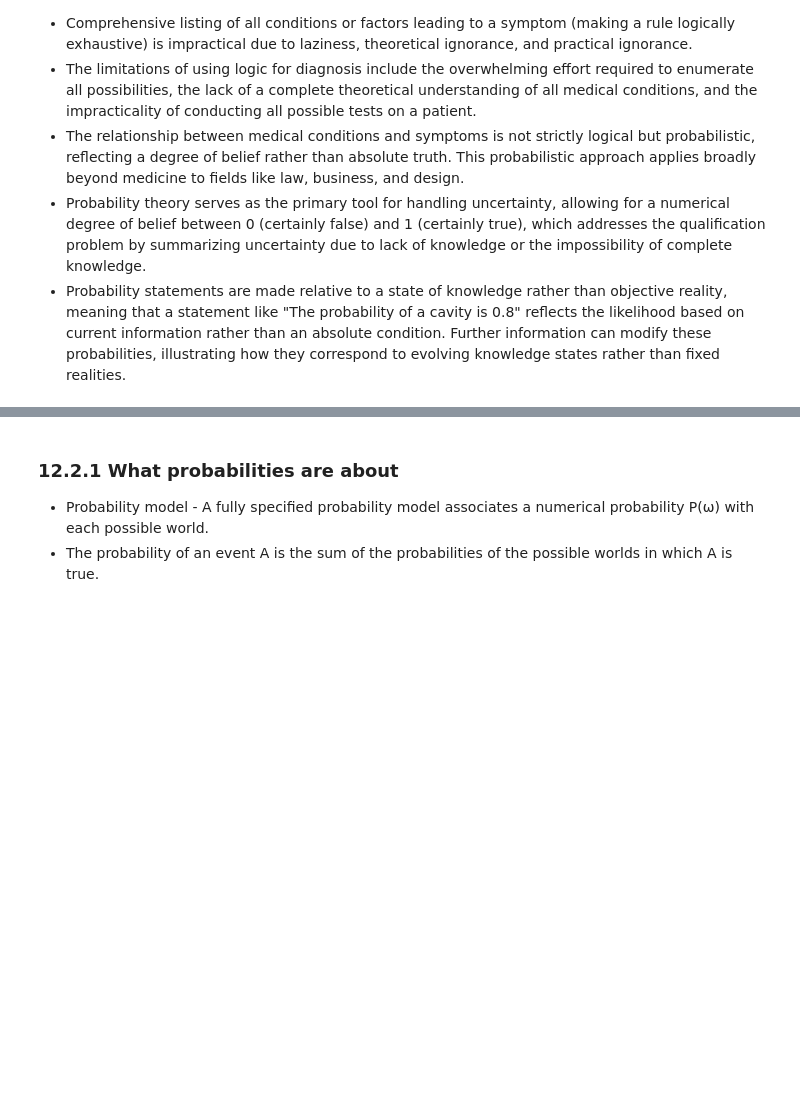
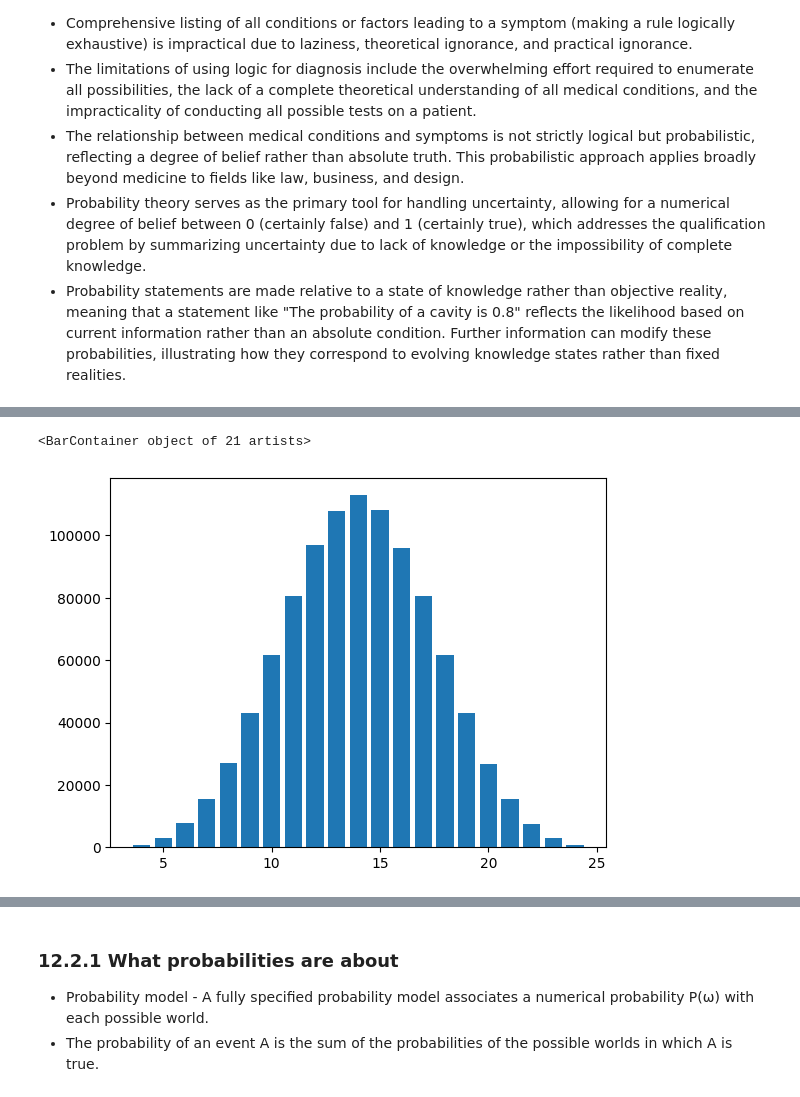
Before and after one commit to ValRCS/RBS_PBM773_Introduction_to_AI, a Jupyter notebook: notebooks/ch12_quantifying_uncertainty.ipynb, the cells around one changed output, grey strips where cells are left out. Drawn from its saved outputs; the diff is of its cells as text; code cells hidden in the pictures; blank space fills up the shorter version.

```diff
--- a/notebooks/ch12_quantifying_uncertainty.ipynb
+++ b/notebooks/ch12_quantifying_uncertainty.ipynb
@@ -37,0 +129,12 @@
+# %%
+# let's simulare 4 dice throws
+# so we have 6^4 = 1296 events
+# so we will have 4 to 24 as the event space for sum of 4 dice throws
+NUM_TRIALS = 1_000_000
+throws = [random.randint(1,6) + random.randint(1,6) + random.randint(1,6) + random.randint(1,6) for _ in range(NUM_TRIALS)]
+counter = Counter(throws)
+# let's also plot the results from the counter
+plt.bar(counter.keys(), counter.values())
+# %% [output]
+<BarContainer object of 21 artists>
+[figure, added]
```
Also changed, not shown: parts of 10 cells of this notebook.
